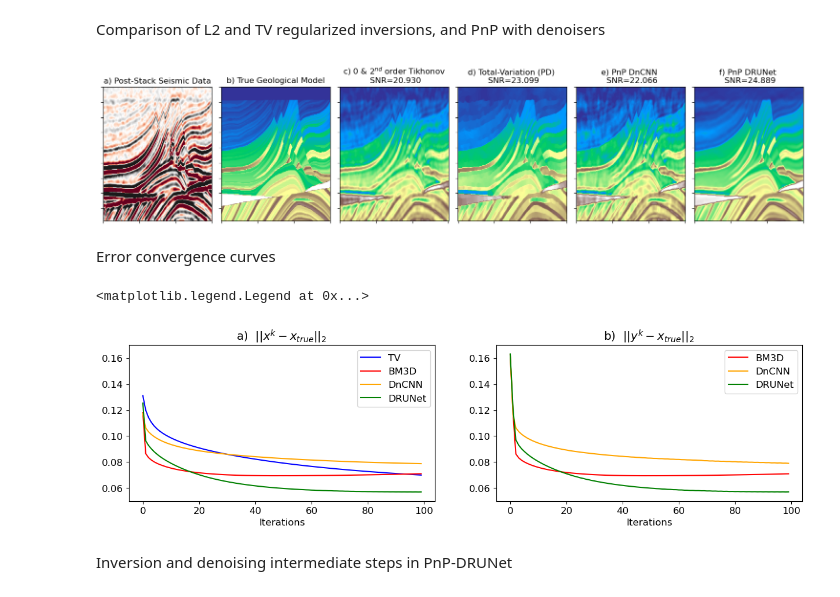
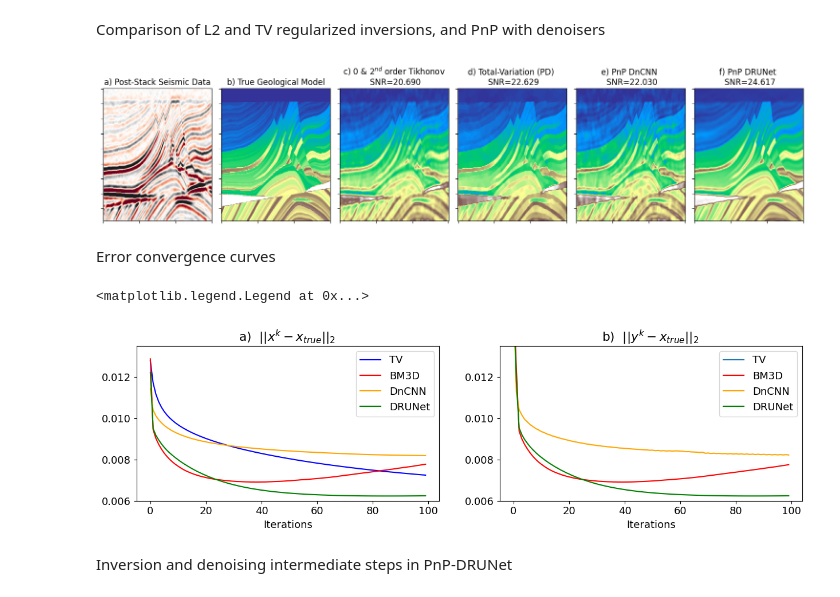
Before and after one commit to DIG-Kaust/Seismic_PnP, a Jupyter notebook: notebooks/PnP_PD_Post-Stack_Seismic_Inversion_marmousi.ipynb, the cells around one changed output. Drawn from its saved outputs; the diff is of its cells as text; code cells hidden in the pictures.

```diff
--- a/notebooks/PnP_PD_Post-Stack_Seismic_Inversion_marmousi.ipynb
+++ b/notebooks/PnP_PD_Post-Stack_Seismic_Inversion_marmousi.ipynb
@@ -302,35 +283,35 @@ Comparison of L2 and TV regularized inversions, and PnP with denoisers
 # %%
 cmap = 'terrain'
 plt.rcParams['font.size'] = '10'
-vmin, vmax = np.percentile(m, [1,99])
+vmin, vmax = np.percentile(np.exp(m), [1,99])
 fig, ax = plt.subplots(1,6, figsize=(15,3.6))
-ax[0].imshow(dn, cmap="RdGy", vmin=-0.3, vmax=0.3)
+ax[0].imshow(dn, cmap="RdGy", vmin=-0.2, vmax=0.2)
 ax[0].set_title('a) Post-Stack Seismic Data')
 ax[0].axis('tight')
 ax[0].set_xticklabels([])
 ax[0].set_yticklabels([])
-ax[1].imshow(m, cmap=cmap ,vmin=vmin, vmax=vmax)
+ax[1].imshow(np.exp(m), cmap=cmap ,vmin=vmin, vmax=vmax)
 ax[1].set_title('b) True Geological Model')
 ax[1].axis('tight')
 ax[1].set_xticklabels([])
 ax[1].set_yticklabels([])
 ax[2].imshow(minv3, cmap=cmap, vmin=vmin, vmax=vmax)
-ax[2].set_title('c) 0 & $2^{nd}$ order Tikhonov \n SNR=%.3f' % snr(m, minv3))
+ax[2].set_title('c) 0 & $2^{nd}$ order Tikhonov \n SNR=%.3f' % snr(np.exp(m), minv3))
 ax[2].axis('tight')
 ax[2].set_xticklabels([])
 ax[2].set_yticklabels([])
 ax[3].imshow(mpd, cmap=cmap, vmin=vmin, vmax=vmax)
-ax[3].set_title('d) Total-Variation (PD) \n SNR=%.3f' % snr(m, mpd))
+ax[3].set_title('d) Total-Variation (PD) \n SNR=%.3f' % snr(np.exp(m), mpd))
 ax[3].axis('tight')
 ax[3].set_xticklabels([])
 ax[3].set_yticklabels([])
 ax[4].imshow(xpnp_dn01, cmap=cmap, vmin=vmin, vmax=vmax)
-ax[4].set_title('e) PnP DnCNN \n SNR=%.3f' % snr(m, xpnp_dn01,))
+ax[4].set_title('e) PnP DnCNN \n SNR=%.3f' % snr(np.exp(m), xpnp_dn01,))
 ax[4].axis('tight')
 ax[4].set_xticklabels([])
 ax[4].set_yticklabels([])
 ax[5].imshow(xpnp_dn02, cmap=cmap, vmin=vmin, vmax=vmax)
-ax[5].set_title('f) PnP DRUNet \n SNR=%.3f' % snr(m, xpnp_dn02))
+ax[5].set_title('f) PnP DRUNet \n SNR=%.3f' % snr(np.exp(m), xpnp_dn02))
 ax[5].axis('tight')
 ax[5].set_xticklabels([])
 ax[5].set_yticklabels([])
@@ -339,32 +320,32 @@ fig.tight_layout()
 # plt.savefig('results_1.eps', format='eps')
 # plt.savefig('results_2.png', format='png', dpi=100)
 # %% [output]
-[figure, old version]
+[figure, new version]
 # %% [markdown]
 Error convergence curves
 # %%
-plt.rcParams['font.size'] = '12'
+plt.rcParams['font.size'] = '13'
 fig, axs = plt.subplots(1, 2, figsize=(15,3.5))
 axs[0].plot(xerrhisttv, 'b', label='TV')
 axs[0].plot(xerrhistbm, 'r', label='BM3D')
 axs[0].plot(xerrhist01, 'orange', label='DnCNN')
 axs[0].plot(xerrhist02, 'g', label='DRUNet')
 axs[0].set_title(r'a)  $||x^k - x_{true}||_2$ ')
 axs[0].set_xlabel('Iterations')
-axs[0].set_ylim(0.05, 0.17)
-# axs[1].plot(yerrhisttv, label='TV')
+axs[0].set_ylim(0.006, 0.0135)
+axs[1].plot(yerrhisttv, label='TV')
 axs[1].plot(yerrhistbm, 'r', label='BM3D')
 axs[1].plot(yerrhist01,'orange',  label='DnCNN')
 axs[1].plot(yerrhist02,'g', label='DRUNet')
 axs[1].set_title(r'b)  $||y^k - x_{true}||_2$ ')
 axs[1].set_xlabel('Iterations')
-axs[1].set_ylim(0.05, 0.17)
+axs[1].set_ylim(0.006, 0.0135)
 axs[0].legend()
 axs[1].legend()
 # plt.savefig('error_plot.png', format='png', dpi=100)
 # %% [output]
 <matplotlib.legend.Legend at 0x...>
-[figure, old version]
+[figure, new version]
 # %% [markdown]
 Inversion and denoising intermediate steps in PnP-DRUNet
 # %%
```
Also changed, not shown: parts of 10 cells of this notebook, 2 other files.
